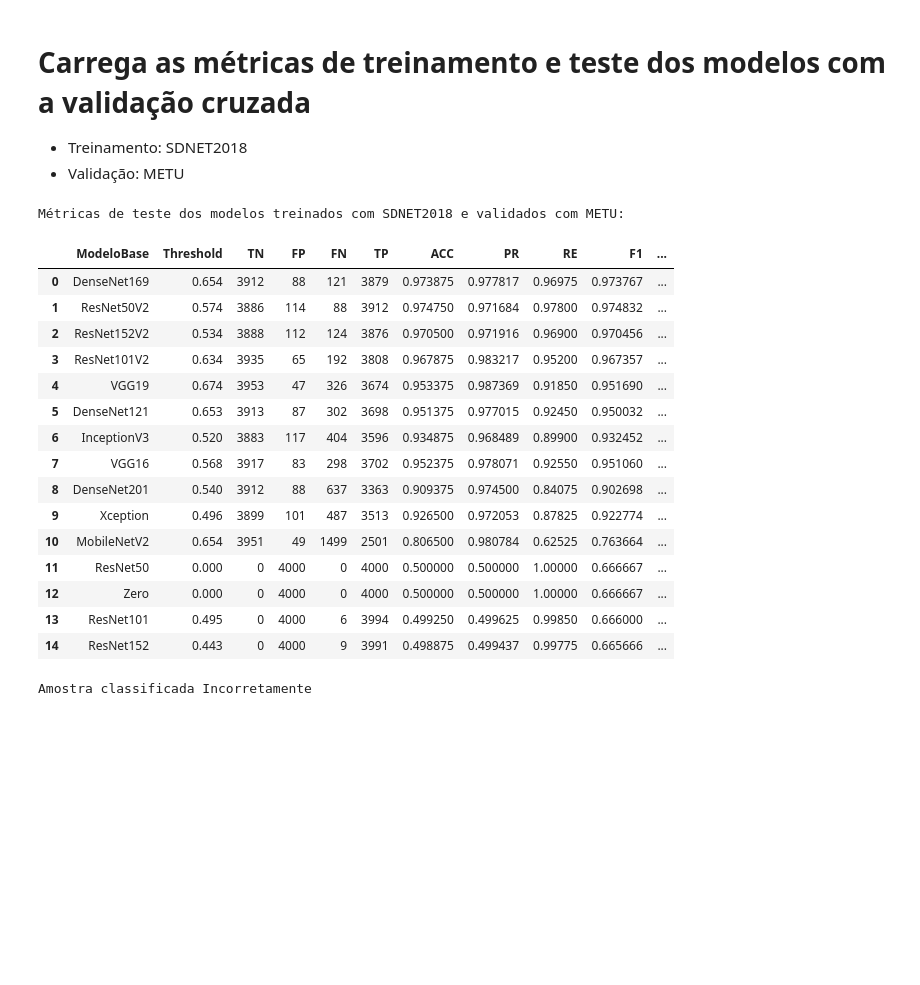
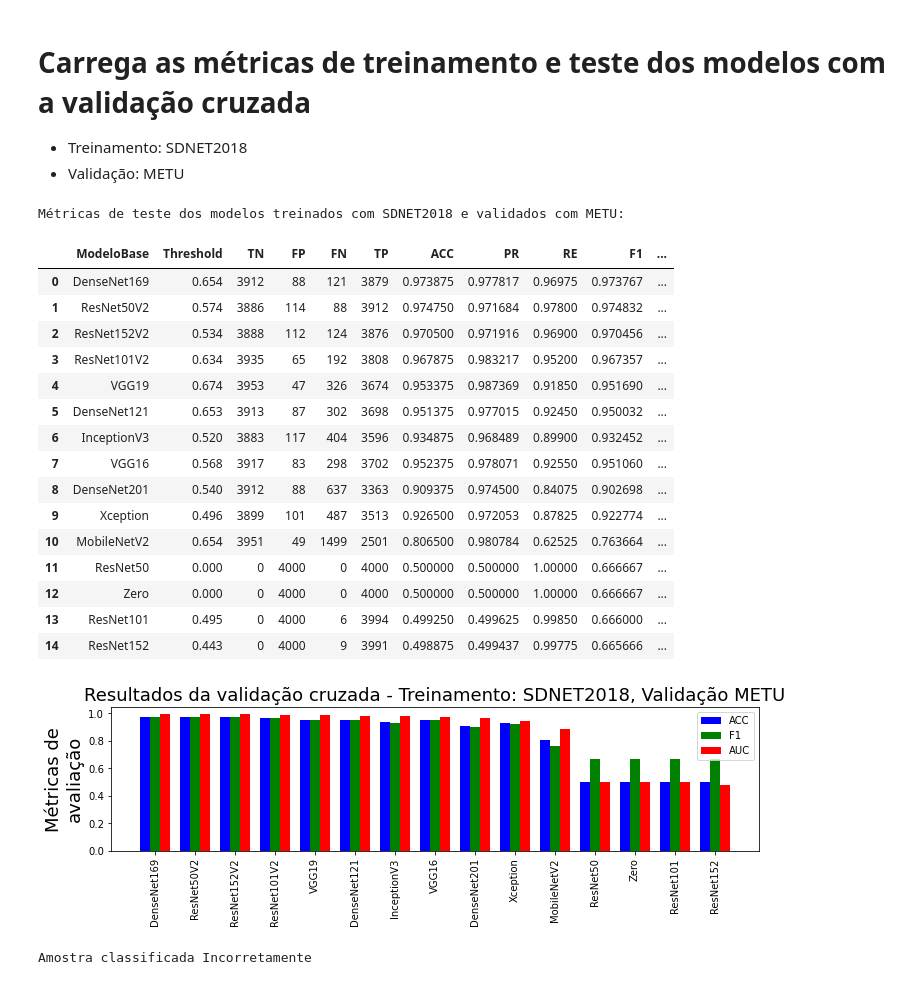
Before and after one commit to eduardoanog/Ciencia-Dos-Dados-Projeto, a Jupyter notebook: Processa o resultado dos modelos.ipynb, the cells around one changed output. Drawn from its saved outputs; the diff is of its cells as text; code cells hidden in the pictures; blank space fills up the shorter version.

```diff
--- a/Processa o resultado dos modelos.ipynb
+++ b/Processa o resultado dos modelos.ipynb
@@ -293,33 +321,36 @@ f = open (os.path.join('Resultados', 'CROSS_VALIDATION', 'Zero', 'train_SDNET_20
 data = json.loads(f.read())
 f.close()
 data['ModeloBase'] = 'Zero'
 df_test_SDNET_METU.append(data)
 for model in lista_modelos:
     f = open (os.path.join('Resultados', 'CROSS_VALIDATION', 'Transf', 'train_SDNET_2018_test_METU', model, 'TestFinalMetrics.json'), "r")
     data = json.loads(f.read())
     f.close()
     df_test_SDNET_METU.append(data)
 df_test_SDNET_METU = pd.DataFrame.from_dict(df_test_SDNET_METU)[['ModeloBase', 'Threshold', 'TN', 'FP', 'FN', 'TP', 'ACC', 'PR', 'RE', 'F1', 'AUC', 'Erro', 'TempoPredict']].sort_values(by = 'AUC', ascending = False).reset_index(drop = True)
 print('Métricas de teste dos modelos treinados com SDNET2018 e validados com METU:')
 display(df_test_SDNET_METU)
+
+plot_result(df_test_SDNET_METU, 'Resultados da validação cruzada - Treinamento: SDNET2018, Validação METU')
 # %% [output]
 Métricas de teste dos modelos treinados com SDNET2018 e validados com METU:
 |  | ModeloBase | Threshold | TN | FP | FN | TP | ACC | PR | RE | F1 | ... |
 | 0 | DenseNet169 | 0.654 | 3912 | 88 | 121 | 3879 | 0.973875 | 0.977817 | 0.96975 | 0.973767 | ... |
 | 1 | ResNet50V2 | 0.574 | 3886 | 114 | 88 | 3912 | 0.974750 | 0.971684 | 0.97800 | 0.974832 | ... |
 | 2 | ResNet152V2 | 0.534 | 3888 | 112 | 124 | 3876 | 0.970500 | 0.971916 | 0.96900 | 0.970456 | ... |
 | 3 | ResNet101V2 | 0.634 | 3935 | 65 | 192 | 3808 | 0.967875 | 0.983217 | 0.95200 | 0.967357 | ... |
 | 4 | VGG19 | 0.674 | 3953 | 47 | 326 | 3674 | 0.953375 | 0.987369 | 0.91850 | 0.951690 | ... |
 | 5 | DenseNet121 | 0.653 | 3913 | 87 | 302 | 3698 | 0.951375 | 0.977015 | 0.92450 | 0.950032 | ... |
 | 6 | InceptionV3 | 0.520 | 3883 | 117 | 404 | 3596 | 0.934875 | 0.968489 | 0.89900 | 0.932452 | ... |
 | 7 | VGG16 | 0.568 | 3917 | 83 | 298 | 3702 | 0.952375 | 0.978071 | 0.92550 | 0.951060 | ... |
 | 8 | DenseNet201 | 0.540 | 3912 | 88 | 637 | 3363 | 0.909375 | 0.974500 | 0.84075 | 0.902698 | ... |
 | 9 | Xception | 0.496 | 3899 | 101 | 487 | 3513 | 0.926500 | 0.972053 | 0.87825 | 0.922774 | ... |
 | 10 | MobileNetV2 | 0.654 | 3951 | 49 | 1499 | 2501 | 0.806500 | 0.980784 | 0.62525 | 0.763664 | ... |
 | 11 | ResNet50 | 0.000 | 0 | 4000 | 0 | 4000 | 0.500000 | 0.500000 | 1.00000 | 0.666667 | ... |
 | 12 | Zero | 0.000 | 0 | 4000 | 0 | 4000 | 0.500000 | 0.500000 | 1.00000 | 0.666667 | ... |
 | 13 | ResNet101 | 0.495 | 0 | 4000 | 6 | 3994 | 0.499250 | 0.499625 | 0.99850 | 0.666000 | ... |
 | 14 | ResNet152 | 0.443 | 0 | 4000 | 9 | 3991 | 0.498875 | 0.499437 | 0.99775 | 0.665666 | ... |
+[figure, added]
 # %%
 best_model = df_test_SDNET_METU.loc[0, 'ModeloBase']
 
```
Also changed, not shown: parts of 6 cells of this notebook, 23 other files.
